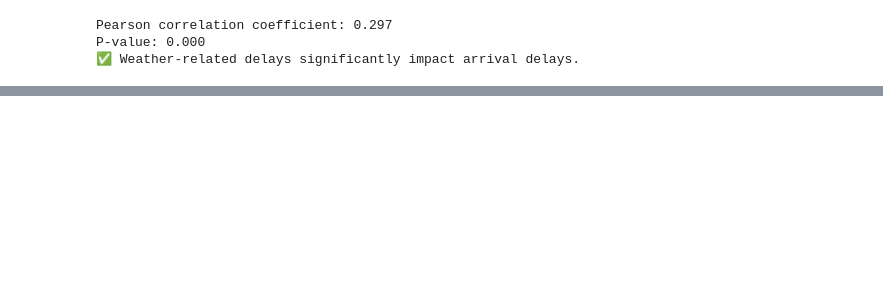
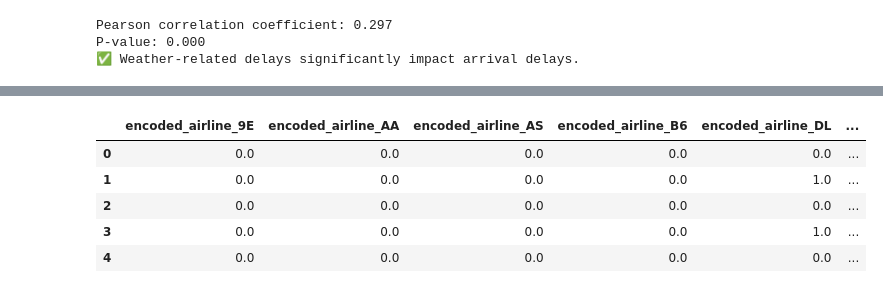
Before and after one commit to mica-1999/Data-Science, a Jupyter notebook: ProjectCodes/ProjetoCDJupyter.ipynb, the cells around one changed output, grey strips where cells are left out. Drawn from its saved outputs; the diff is of its cells as text; code cells hidden in the pictures; blank space fills up the shorter version.

```diff
--- a/ProjectCodes/ProjetoCDJupyter.ipynb
+++ b/ProjectCodes/ProjetoCDJupyter.ipynb
@@ -907,0 +935,33 @@ P-value: 0.000
+# %%
+# Categorical Encoding
+from sklearn.preprocessing import OneHotEncoder, LabelEncoder
+
+# Encode AIRLINE_CODE with OneHotEncoder
+onehot_encoder = OneHotEncoder(sparse_output=False)
+airline_encoded = onehot_encoder.fit_transform(df[['AIRLINE_CODE']])
+encoded_airline_df = pd.DataFrame(
+    airline_encoded,
+    columns=onehot_encoder.get_feature_names_out(['AIRLINE_CODE'])
+)
+encoded_airline_df.columns = [col.replace('AIRLINE_CODE', 'encoded_airline') for col in encoded_airline_df.columns]
+df = pd.concat([df, encoded_airline_df], axis=1)
+
+# Encode ORIGIN and DEST with LabelEncoder
+le_origin = LabelEncoder()
+le_dest = LabelEncoder()
+df['ORIGIN_label'] = le_origin.fit_transform(df['ORIGIN'])
+df['DEST_label'] = le_dest.fit_transform(df['DEST'])
+
+# Drop original categorical columns
+df.drop(columns=['AIRLINE_CODE', 'ORIGIN', 'DEST'], inplace=True)
+
+# Show head of newly created features
+df_head_cols = list(encoded_airline_df.columns) + ['ORIGIN_label', 'DEST_label']
+df[df_head_cols].head()
+# %% [output]
+|  | encoded_airline_9E | encoded_airline_AA | encoded_airline_AS | encoded_airline_B6 | encoded_airline_DL | ... |
+| 0 | 0.0 | 0.0 | 0.0 | 0.0 | 0.0 | ... |
+| 1 | 0.0 | 0.0 | 0.0 | 0.0 | 1.0 | ... |
+| 2 | 0.0 | 0.0 | 0.0 | 0.0 | 0.0 | ... |
+| 3 | 0.0 | 0.0 | 0.0 | 0.0 | 1.0 | ... |
+| 4 | 0.0 | 0.0 | 0.0 | 0.0 | 0.0 | ... |
```
Also changed, not shown: parts of 8 cells of this notebook, 8 other files.
